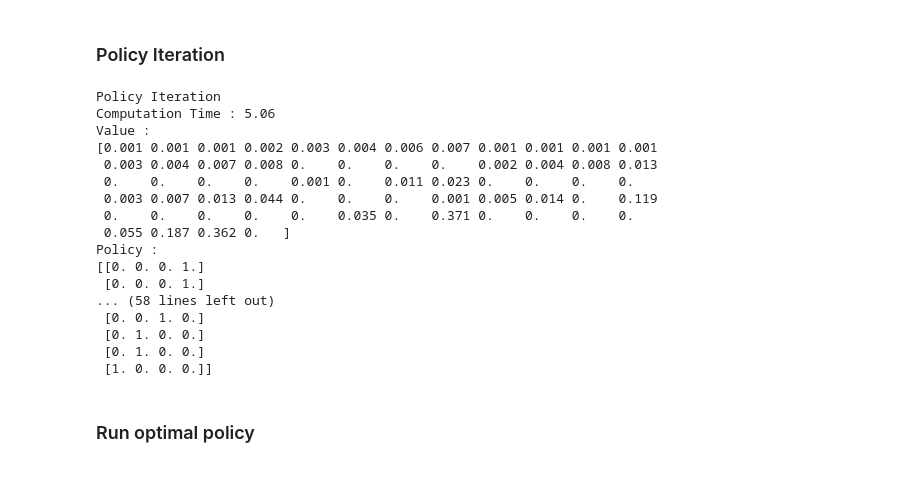
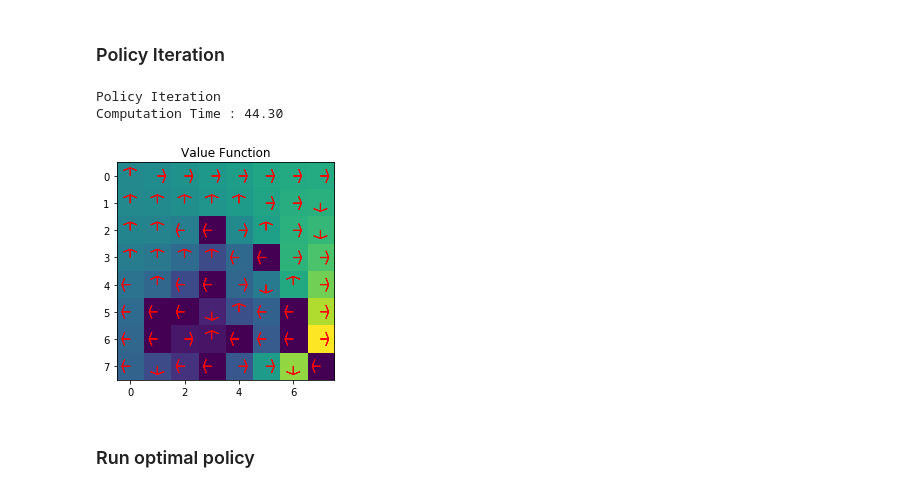
Before and after one commit to rllab-snu/Deep-Reinforcement-Learning, a Jupyter notebook: codes/week02/policy_iteration.ipynb, the cells around one changed output. Drawn from its saved outputs; the diff is of its cells as text; code cells hidden in the pictures.

```diff
--- a/codes/week02/policy_iteration.ipynb
+++ b/codes/week02/policy_iteration.ipynb
@@ -168,46 +184,29 @@ Improved Policy:
 # %%
 def policy_iteration(env):
     policy = np.random.uniform(size=(n_state,n_act))
     policy = policy/np.sum(policy,axis=1,keepdims=True)
 
     while True:
         value = policy_evaluation(env, policy) # Evaluate value of current policy
         policy_prime = policy_improvement(env, value) # Find greedy policy
 
         if (policy == policy_prime).all(): # If policy doesn't change, stop
             break
         policy = policy_prime # update new policy
 
     return policy, value
 
 if __name__=='__main__':
     print("Policy Iteration")
     import time
     start = time.time()
-    policy_iteration(env)
+    policy, value = policy_iteration(env)
     print("Computation Time : %.2f"%(time.time() - start))
-    print("Value : ")
-    print(value)
-    print("Policy : ")
-    print(policy)
+    plot_results(policy, value)
 # %% [output]
 Policy Iteration
-Computation Time : 5.06
-Value :
-[0.001 0.001 0.001 0.002 0.003 0.004 0.006 0.007 0.001 0.001 0.001 0.001
- 0.003 0.004 0.007 0.008 0.    0.    0.    0.    0.002 0.004 0.008 0.013
- 0.    0.    0.    0.    0.001 0.    0.011 0.023 0.    0.    0.    0.
- 0.003 0.007 0.013 0.044 0.    0.    0.    0.001 0.005 0.014 0.    0.119
- 0.    0.    0.    0.    0.    0.035 0.    0.371 0.    0.    0.    0.
- 0.055 0.187 0.362 0.   ]
-Policy :
-[[0. 0. 0. 1.]
- [0. 0. 0. 1.]
-... (58 lines left out)
- [0. 0. 1. 0.]
- [0. 1. 0. 0.]
- [0. 1. 0. 0.]
- [1. 0. 0. 0.]]
+Computation Time : 44.30
+[figure, added]
 # %% [markdown]
 ### Run optimal policy
 # %%
```
Also changed, not shown: parts of 7 cells of this notebook.
